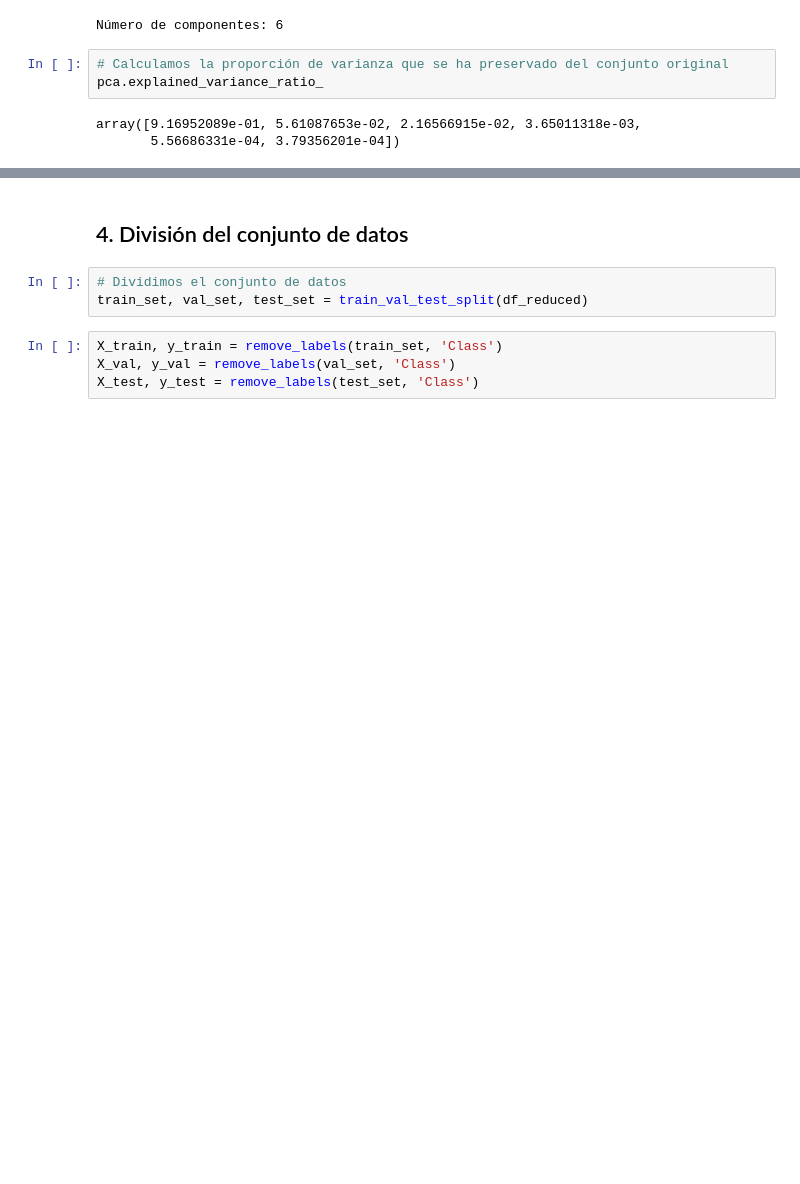
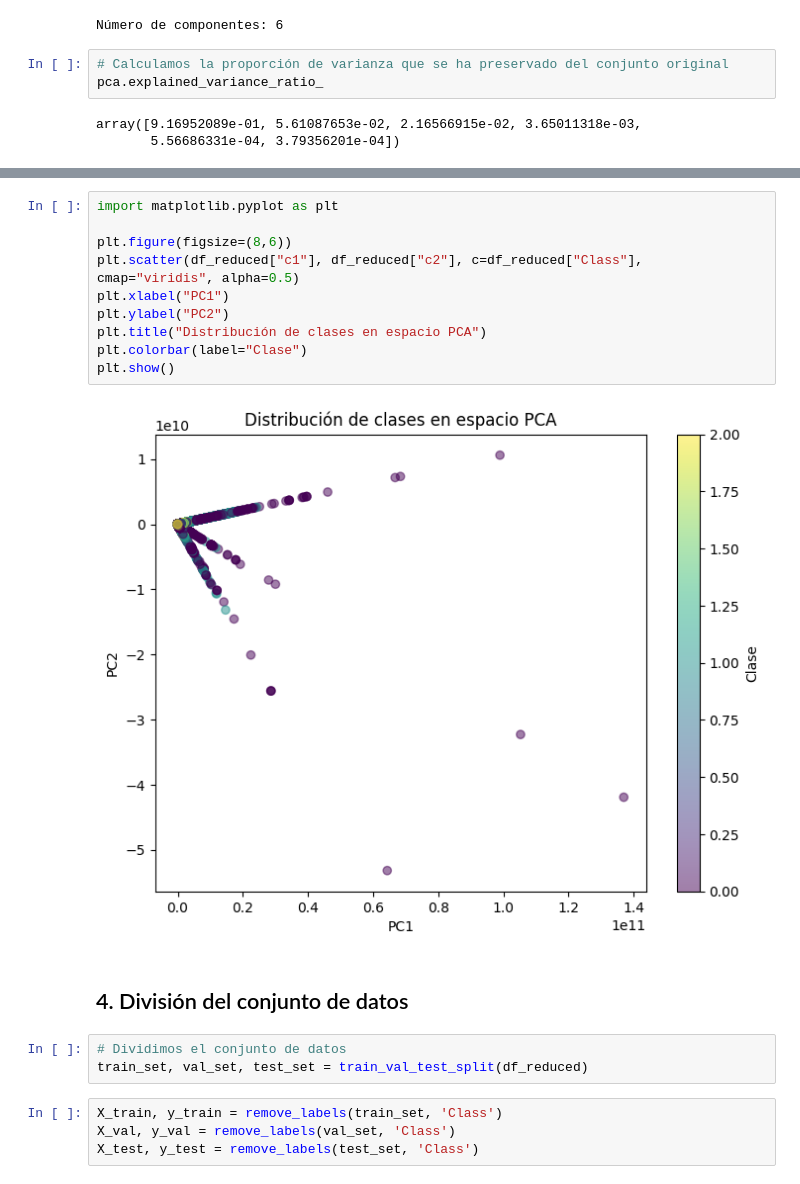
Before and after one commit to jorgenriquez/Inteligencia_artificial, a Jupyter notebook: PCA.ipynb, the cells around one changed output, grey strips where cells are left out. Cells and saved outputs as stored; diff of their text form; blank space fills up the shorter version.

```diff
--- a/PCA.ipynb
+++ b/PCA.ipynb
@@ -359,4 +354,16 @@ df_reduced
 631955 rows × 7 columns
+# %%
+import matplotlib.pyplot as plt
+
+plt.figure(figsize=(8,6))
+plt.scatter(df_reduced["c1"], df_reduced["c2"], c=df_reduced["Class"], cmap="viridis", alpha=0.5)
+plt.xlabel("PC1")
+plt.ylabel("PC2")
+plt.title("Distribución de clases en espacio PCA")
+plt.colorbar(label="Clase")
+plt.show()
+# %% [output]
+[figure, added]
 # %% [markdown]
 ## 4. División del conjunto de datos
 # %%
```
Also changed, not shown: parts of 5 cells of this notebook.
